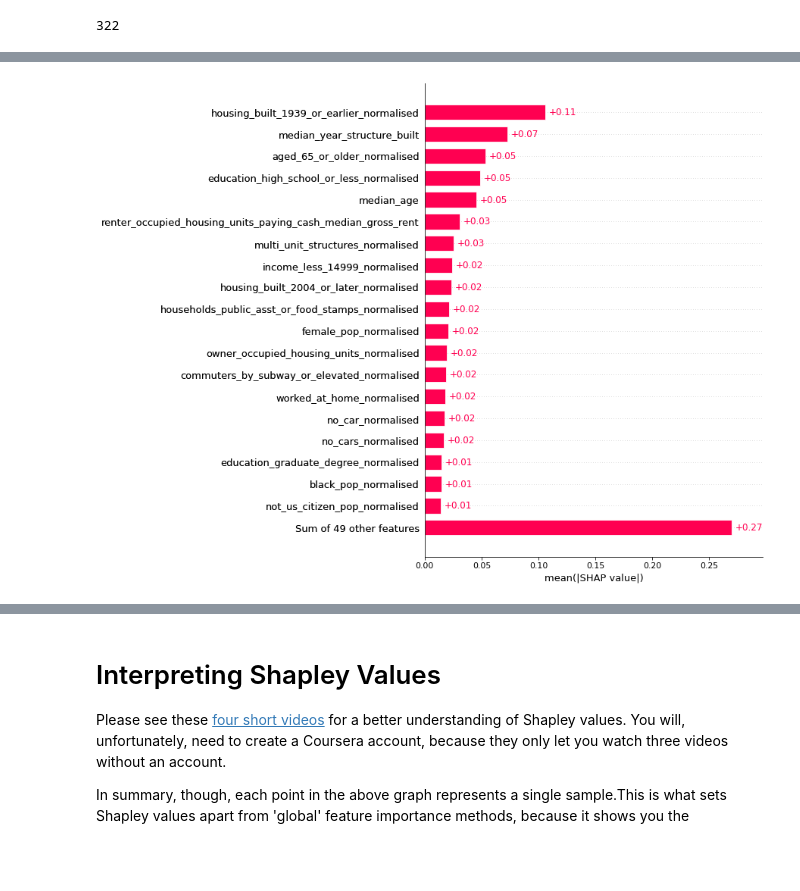
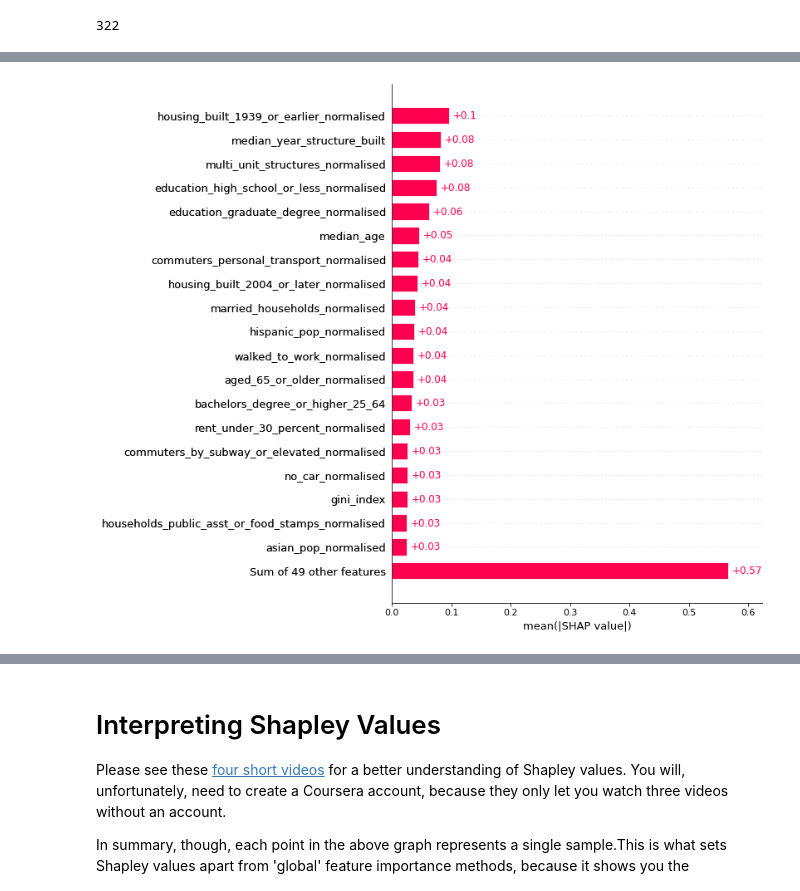
Before and after one commit to mjumbewu/COVIDRedlining, a Jupyter notebook: ACS/acs_models_new.ipynb, the cells around one changed output, grey strips where cells are left out. Saved outputs shown, nothing was run; the diff lists cells and outputs as text; code cells hidden in the pictures; blank space fills up the shorter version.

```diff
--- a/ACS/acs_models_new.ipynb
+++ b/ACS/acs_models_new.ipynb
@@ -44,4 +26,4 @@ exp1 = setup(joined, target = "reweighted_redline_index")
 # RMLSE = Root Mean Squared Logarithmic Error
 # MAPE = Mean Absolute Percentage Error
 # TT = Time Taken For Computation
-# best_model = compare_models()
+best_model = compare_models(verbose=False)
@@ -78 +57,3 @@ tuned_cat = tune_model(cat)
+# %%
+tuned_model = tune_model(best_model, verbose=False)
 # %%
@@ -82,8 +65,13 @@ interpret_model(tuned_cat)
 # %%
 X = get_config("X_test")
-explainer = shap.TreeExplainer(tuned_cat)
+explainer = shap.TreeExplainer(tuned_model)
 shap_values = explainer.shap_values(X)
-shap_obj = explainer(X)
-shap.plots.bar(shap_obj.abs.mean(0), max_display=20)
+shap_obj_tuned_model = explainer(X)
+
+# Saving the Shapley values to file
+pd.DataFrame(shap_obj_tuned_model.values, columns=X.columns).to_csv("output/shap_values_tuned_cat.csv")
+
+# Plotting the mean absolute values
+shap.plots.bar(shap_obj_tuned_model.abs.mean(0), max_display=20)
 # %% [output]
-[figure, old version]
+[figure, new version]
```
Also changed, not shown: parts of 15 cells of this notebook, 15 other files.
